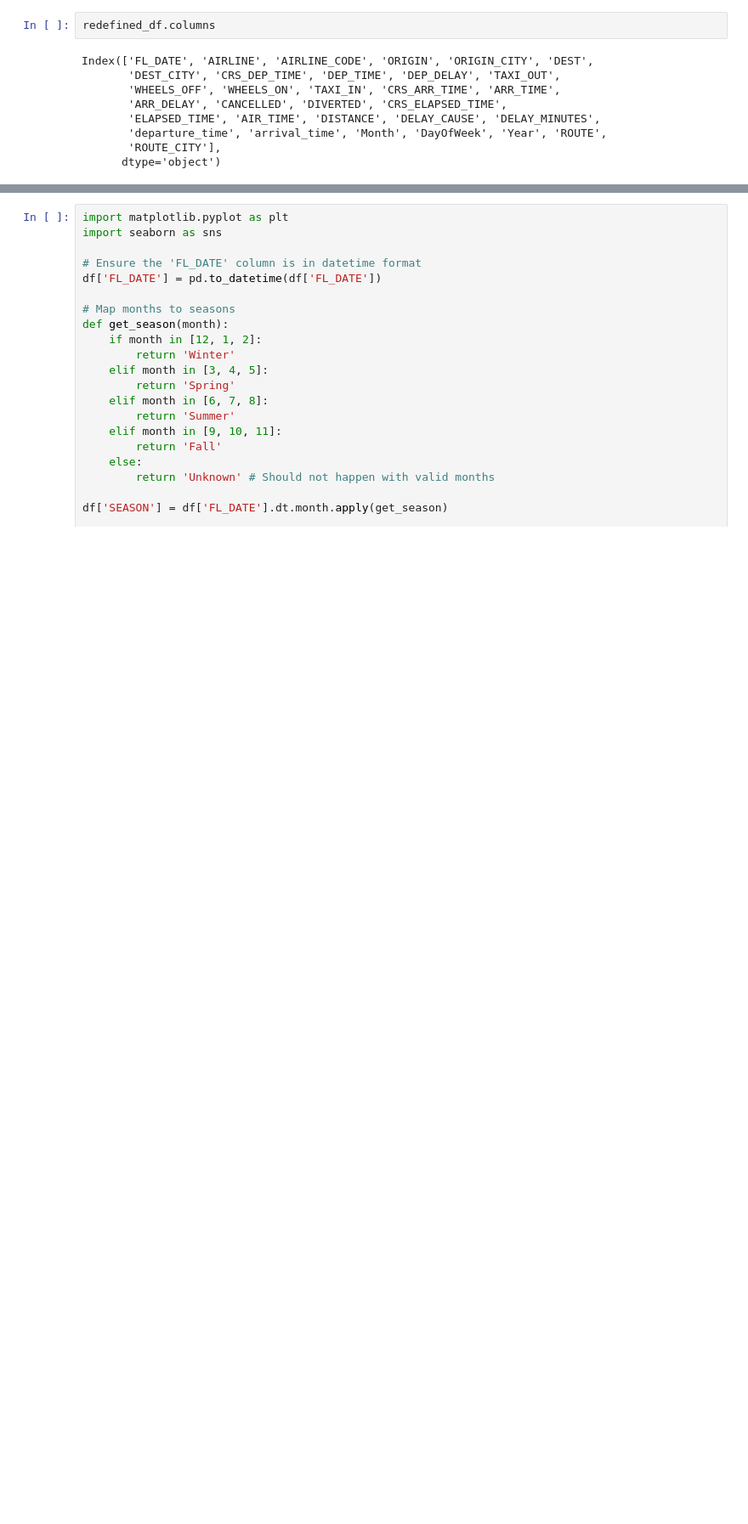
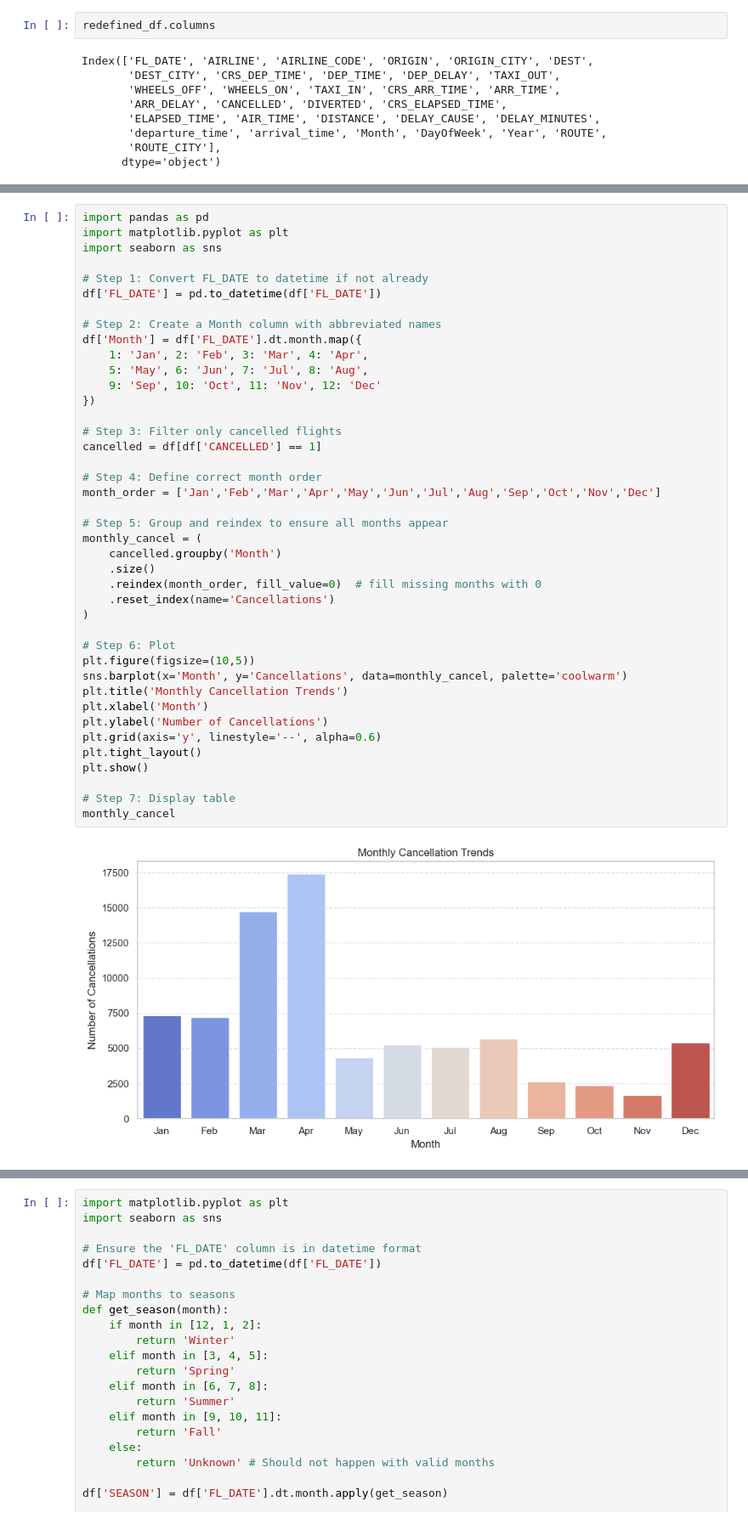
Before and after one commit to ryadavnitb/Batch-7, a Jupyter notebook: Airfly-Insights.ipynb, the cells around one changed output, grey strips where cells are left out. Shown at 85% size. Saved outputs shown, nothing was run; the diff lists cells and outputs as text; blank space fills up the shorter version.

```diff
--- a/Airfly-Insights.ipynb
+++ b/Airfly-Insights.ipynb
@@ -934,0 +861,43 @@ plt.show()
+# %%
+import pandas as pd
+import matplotlib.pyplot as plt
+import seaborn as sns
+
+# Step 1: Convert FL_DATE to datetime if not already
+df['FL_DATE'] = pd.to_datetime(df['FL_DATE'])
+
+# Step 2: Create a Month column with abbreviated names
+df['Month'] = df['FL_DATE'].dt.month.map({
+    1: 'Jan', 2: 'Feb', 3: 'Mar', 4: 'Apr',
+    5: 'May', 6: 'Jun', 7: 'Jul', 8: 'Aug',
+    9: 'Sep', 10: 'Oct', 11: 'Nov', 12: 'Dec'
+})
+
+# Step 3: Filter only cancelled flights
+cancelled = df[df['CANCELLED'] == 1]
+
+# Step 4: Define correct month order
+month_order = ['Jan','Feb','Mar','Apr','May','Jun','Jul','Aug','Sep','Oct','Nov','Dec']
+
+# Step 5: Group and reindex to ensure all months appear
+monthly_cancel = (
+    cancelled.groupby('Month')
+    .size()
+    .reindex(month_order, fill_value=0)  # fill missing months with 0
+    .reset_index(name='Cancellations')
+)
+
+# Step 6: Plot
+plt.figure(figsize=(10,5))
+sns.barplot(x='Month', y='Cancellations', data=monthly_cancel, palette='coolwarm')
+plt.title('Monthly Cancellation Trends')
+plt.xlabel('Month')
+plt.ylabel('Number of Cancellations')
+plt.grid(axis='y', linestyle='--', alpha=0.6)
+plt.tight_layout()
+plt.show()
+
+# Step 7: Display table
+monthly_cancel
+# %% [output]
+[figure, added]
```
Also changed, not shown: parts of 9 cells of this notebook.
